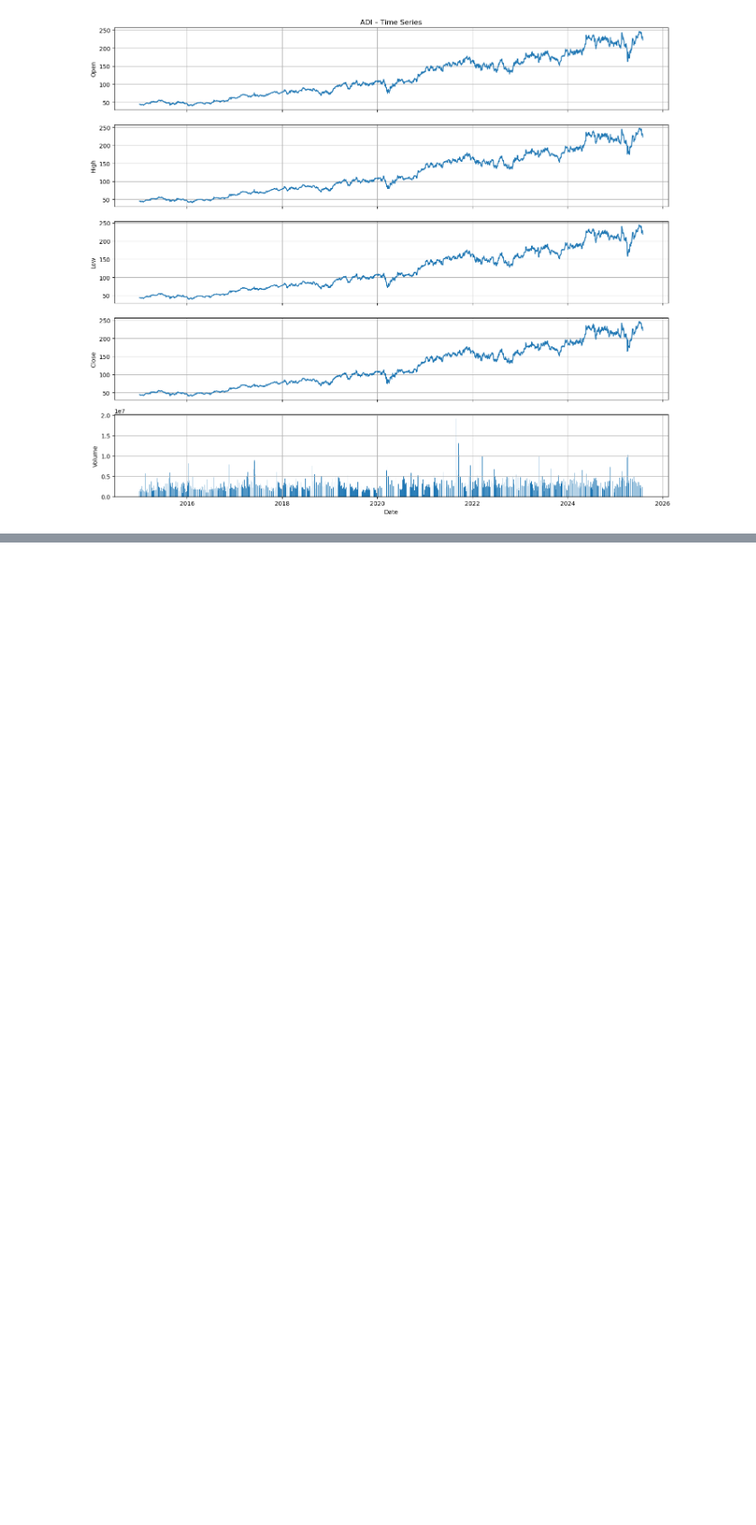
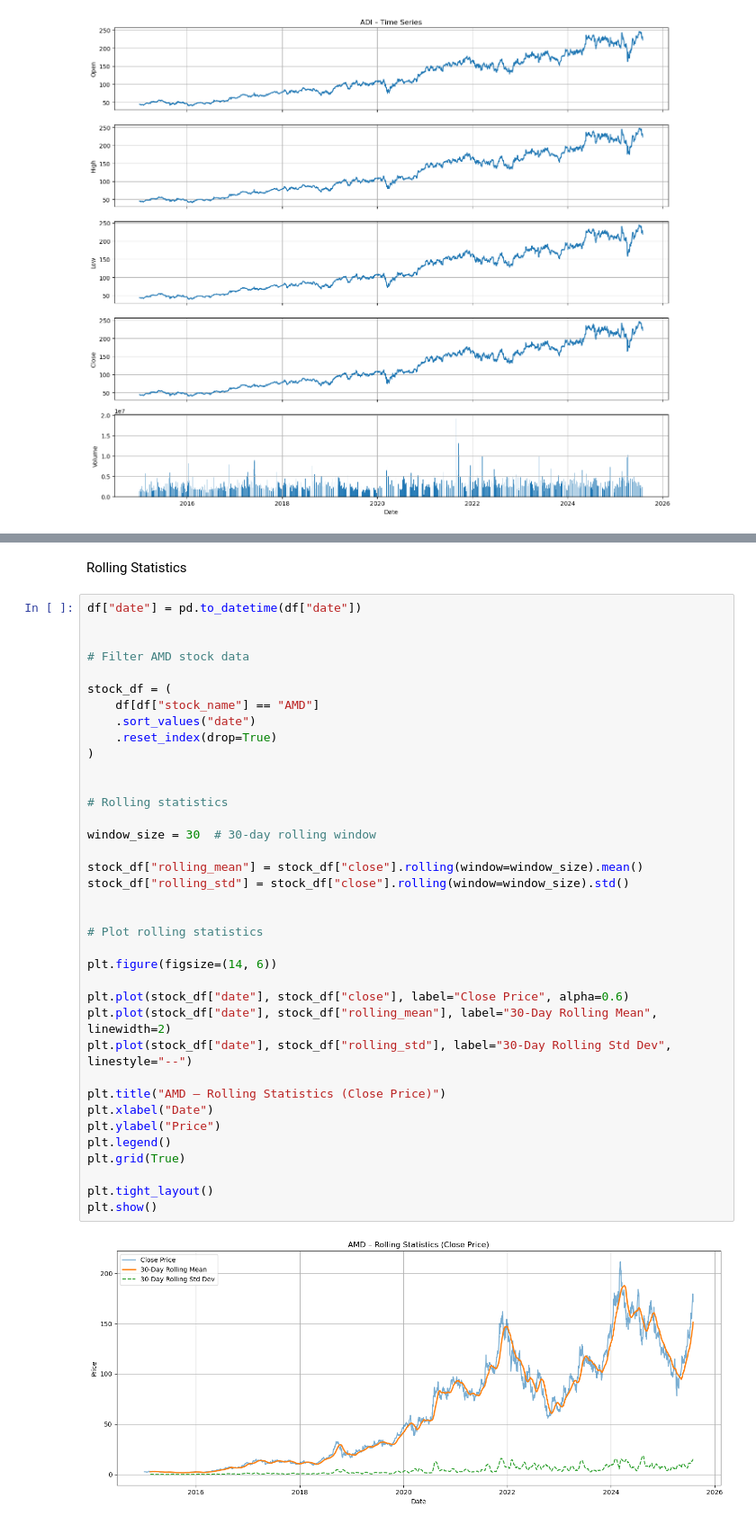
Before and after one commit to ADARSH1496/semiconductor-sector-data-analysis, a Jupyter notebook: notebooks/semiconductor_sector_data_analysis.ipynb, the cells around one changed output, grey strips where cells are left out. Shown at 90% size. Cells and saved outputs as stored; diff of their text form; blank space fills up the shorter version.

```diff
--- a/notebooks/semiconductor_sector_data_analysis.ipynb
+++ b/notebooks/semiconductor_sector_data_analysis.ipynb
@@ -282,0 +338,41 @@ plt.show()
+# %% [markdown]
+Rolling Statistics
+# %%
+df["date"] = pd.to_datetime(df["date"])
+
+
+# Filter AMD stock data
+
+stock_df = (
+    df[df["stock_name"] == "AMD"]
+    .sort_values("date")
+    .reset_index(drop=True)
+)
+
+
+# Rolling statistics
+
+window_size = 30  # 30-day rolling window
+
+stock_df["rolling_mean"] = stock_df["close"].rolling(window=window_size).mean()
+stock_df["rolling_std"] = stock_df["close"].rolling(window=window_size).std()
+
+
+# Plot rolling statistics
+
+plt.figure(figsize=(14, 6))
+
+plt.plot(stock_df["date"], stock_df["close"], label="Close Price", alpha=0.6)
+plt.plot(stock_df["date"], stock_df["rolling_mean"], label="30-Day Rolling Mean", linewidth=2)
+plt.plot(stock_df["date"], stock_df["rolling_std"], label="30-Day Rolling Std Dev", linestyle="--")
+
+plt.title("AMD – Rolling Statistics (Close Price)")
+plt.xlabel("Date")
+plt.ylabel("Price")
+plt.legend()
+plt.grid(True)
+
+plt.tight_layout()
+plt.show()
+# %% [output]
+[figure, added]
```
Also changed, not shown: parts of 5 cells of this notebook.
